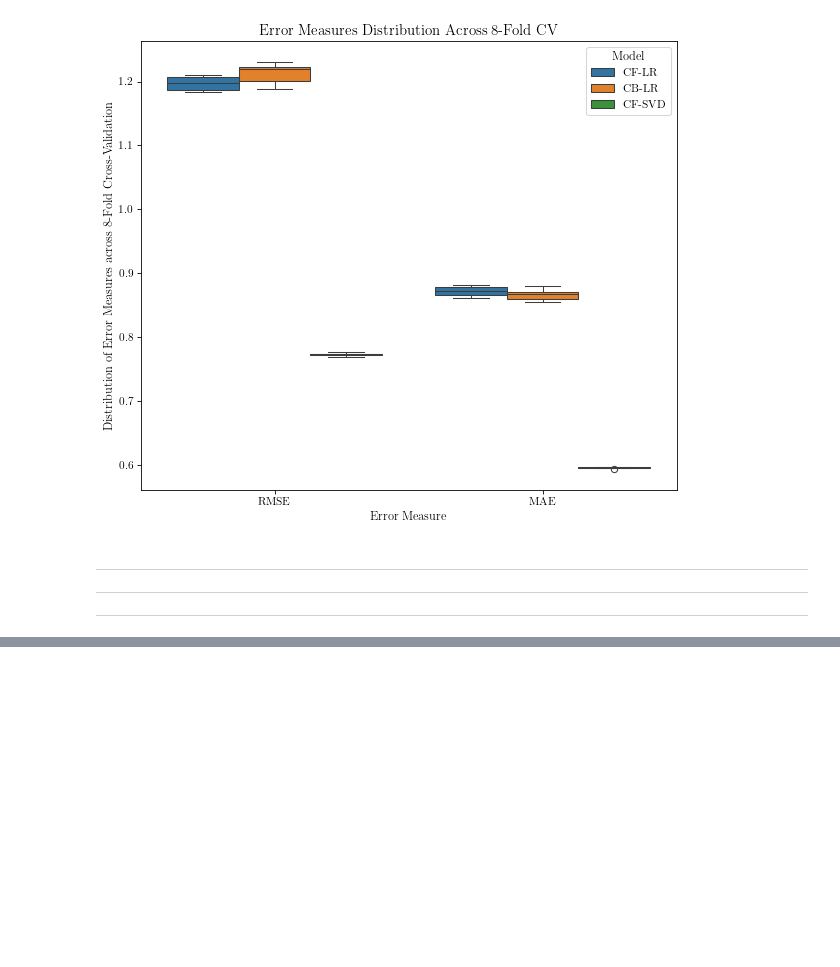
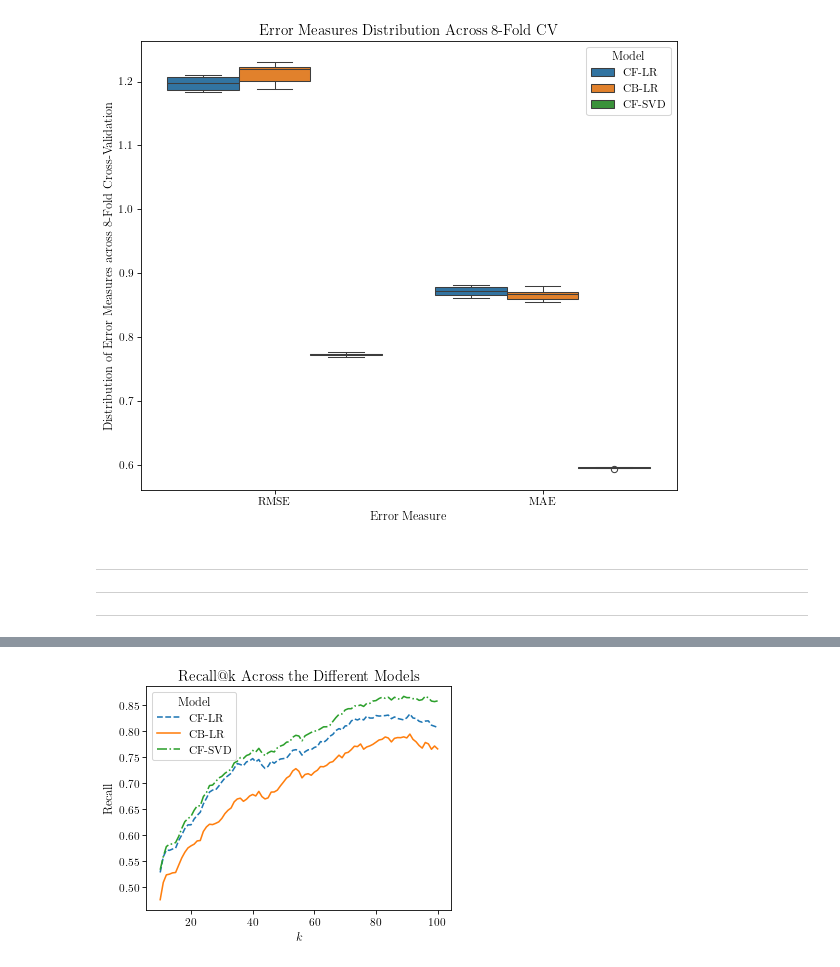
Before and after one commit to jepe06/Project2--Recommender-System, a Jupyter notebook: 04 results.ipynb, the cells around one changed output, grey strips where cells are left out. Saved outputs shown, nothing was run; the diff lists cells and outputs as text; code cells hidden in the pictures; blank space fills up the shorter version.

```diff
--- a/04 results.ipynb
+++ b/04 results.ipynb
@@ -269,0 +473,13 @@ df_train
+# %%
+plt.plot(df[df["model"] == "CF-LR"]["k"], df[df["model"] == "CF-LR"]["recall"], label="CF-LR", linestyle="--")
+plt.plot(df[df["model"] == "CB-LR"]["k"], df[df["model"] == "CB-LR"]["recall"], label="CB-LR", linestyle="-")
+plt.plot(df[df["model"] == "CF-SVD"]["k"], df[df["model"] == "CF-SVD"]["recall"], label="CF-SVD", linestyle="-.")
+plt.legend(title = "Model")
+plt.title("Recall@k Across the Different Models")
+plt.xlabel("$k$")
+plt.ylabel("Recall")
+plt.tight_layout()
+#plt.savefig("assets/results_recallK.png")
+plt.show()
+# %% [output]
+[figure, added]
```
Also changed, not shown: parts of 20 cells of this notebook, 7 other files.
